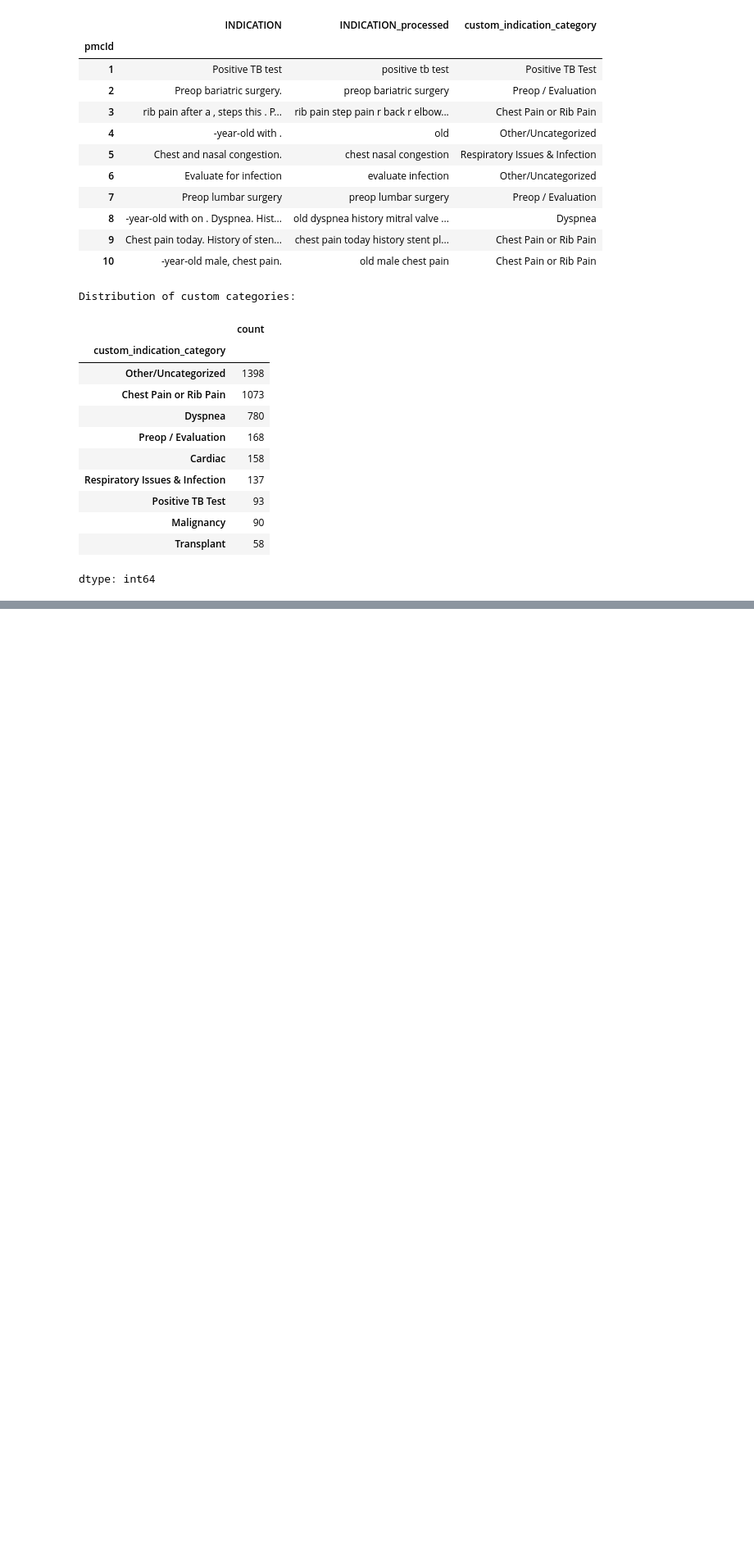
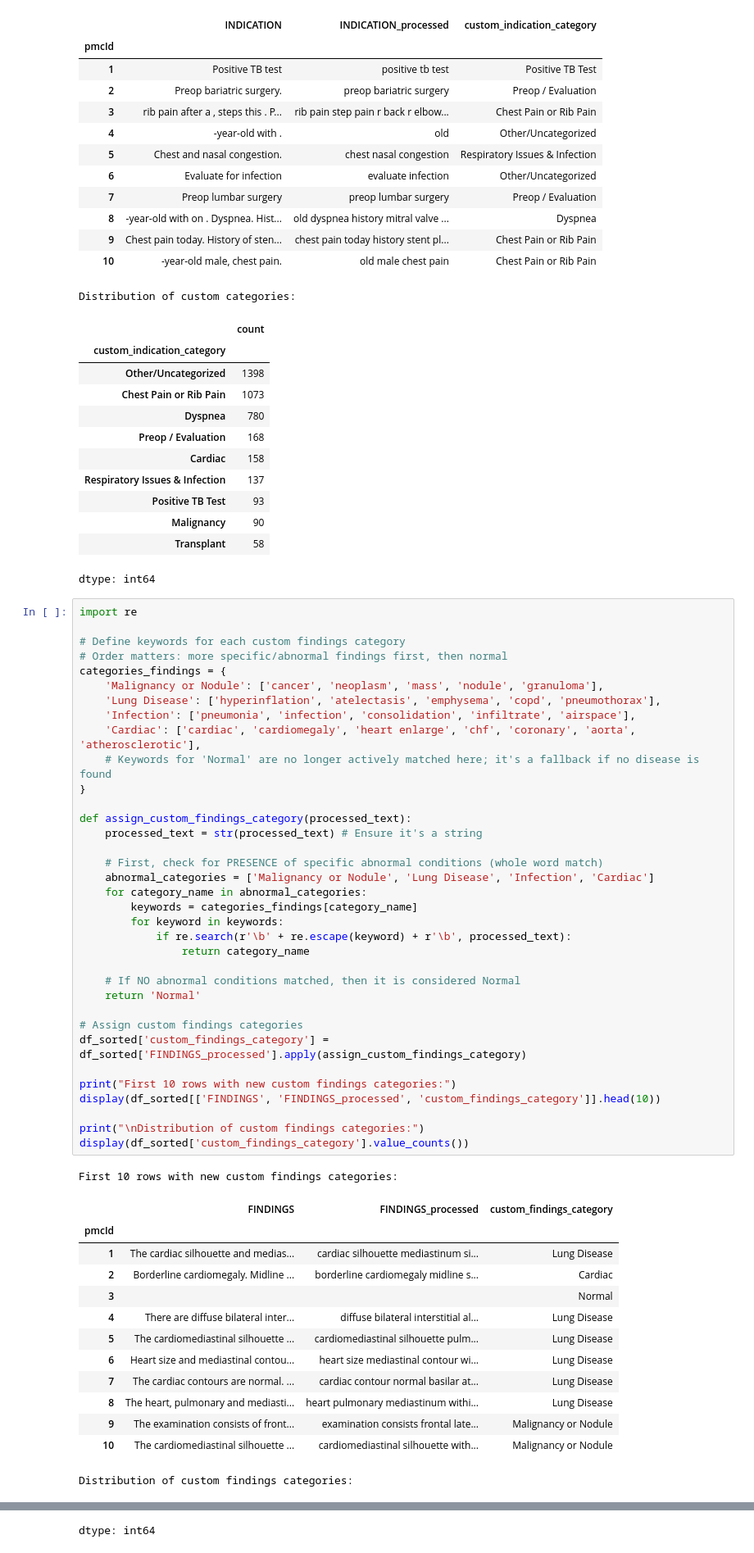
Before and after one commit to joezein71/AIHC-5010-Winter-2026, a Jupyter notebook: 20260318_project2.ipynb, the cells around one changed output, grey strips where cells are left out. Shown at 82% size. Drawn from its saved outputs; the diff is of its cells as text; blank space fills up the shorter version.

```diff
--- a/20260318_project2.ipynb
+++ b/20260318_project2.ipynb
@@ -461,3 +461,53 @@ Distribution of custom categories:
 | Malignancy | 90 |
 | Transplant | 58 |
 dtype: int64
+# %%
+import re
+
+# Define keywords for each custom findings category
+# Order matters: more specific/abnormal findings first, then normal
+categories_findings = {
+    'Malignancy or Nodule': ['cancer', 'neoplasm', 'mass', 'nodule', 'granuloma'],
+    'Lung Disease': ['hyperinflation', 'atelectasis', 'emphysema', 'copd', 'pneumothorax'],
+    'Infection': ['pneumonia', 'infection', 'consolidation', 'infiltrate', 'airspace'],
+    'Cardiac': ['cardiac', 'cardiomegaly', 'heart enlarge', 'chf', 'coronary', 'aorta', 'atherosclerotic'],
+    # Keywords for 'Normal' are no longer actively matched here; it's a fallback if no disease is found
+}
+
+def assign_custom_findings_category(processed_text):
+    processed_text = str(processed_text) # Ensure it's a string
+
+    # First, check for PRESENCE of specific abnormal conditions (whole word match)
+    abnormal_categories = ['Malignancy or Nodule', 'Lung Disease', 'Infection', 'Cardiac']
+    for category_name in abnormal_categories:
+        keywords = categories_findings[category_name]
+        for keyword in keywords:
+            if re.search(r'\b' + re.escape(keyword) + r'\b', processed_text):
+                return category_name
+
+    # If NO abnormal conditions matched, then it is considered Normal
+    return 'Normal'
+
+# Assign custom findings categories
+df_sorted['custom_findings_category'] = df_sorted['FINDINGS_processed'].apply(assign_custom_findings_category)
+
+print("First 10 rows with new custom findings categories:")
+display(df_sorted[['FINDINGS', 'FINDINGS_processed', 'custom_findings_category']].head(10))
+
+print("\nDistribution of custom findings categories:")
+display(df_sorted['custom_findings_category'].value_counts())
+# %% [output]
+First 10 rows with new custom findings categories:
+|  | FINDINGS | FINDINGS_processed | custom_findings_category |
+| pmcId |  |  |  |
+| 1 | The cardiac silhouette and medias... | cardiac silhouette mediastinum si... | Lung Disease |
+| 2 | Borderline cardiomegaly. Midline ... | borderline cardiomegaly midline s... | Cardiac |
+| 3 |  |  | Normal |
+| 4 | There are diffuse bilateral inter... | diffuse bilateral interstitial al... | Lung Disease |
+| 5 | The cardiomediastinal silhouette ... | cardiomediastinal silhouette pulm... | Lung Disease |
+| 6 | Heart size and mediastinal contou... | heart size mediastinal contour wi... | Lung Disease |
+| 7 | The cardiac contours are normal. ... | cardiac contour normal basilar at... | Lung Disease |
+| 8 | The heart, pulmonary and mediasti... | heart pulmonary mediastinum withi... | Lung Disease |
+| 9 | The examination consists of front... | examination consists frontal late... | Malignancy or Nodule |
+| 10 | The cardiomediastinal silhouette ... | cardiomediastinal silhouette with... | Malignancy or Nodule |
+Distribution of custom findings categories:
@@ -463,0 +521 @@ dtype: int64
+dtype: int64
```
Also changed, not shown: parts of 1 cell of this notebook.
